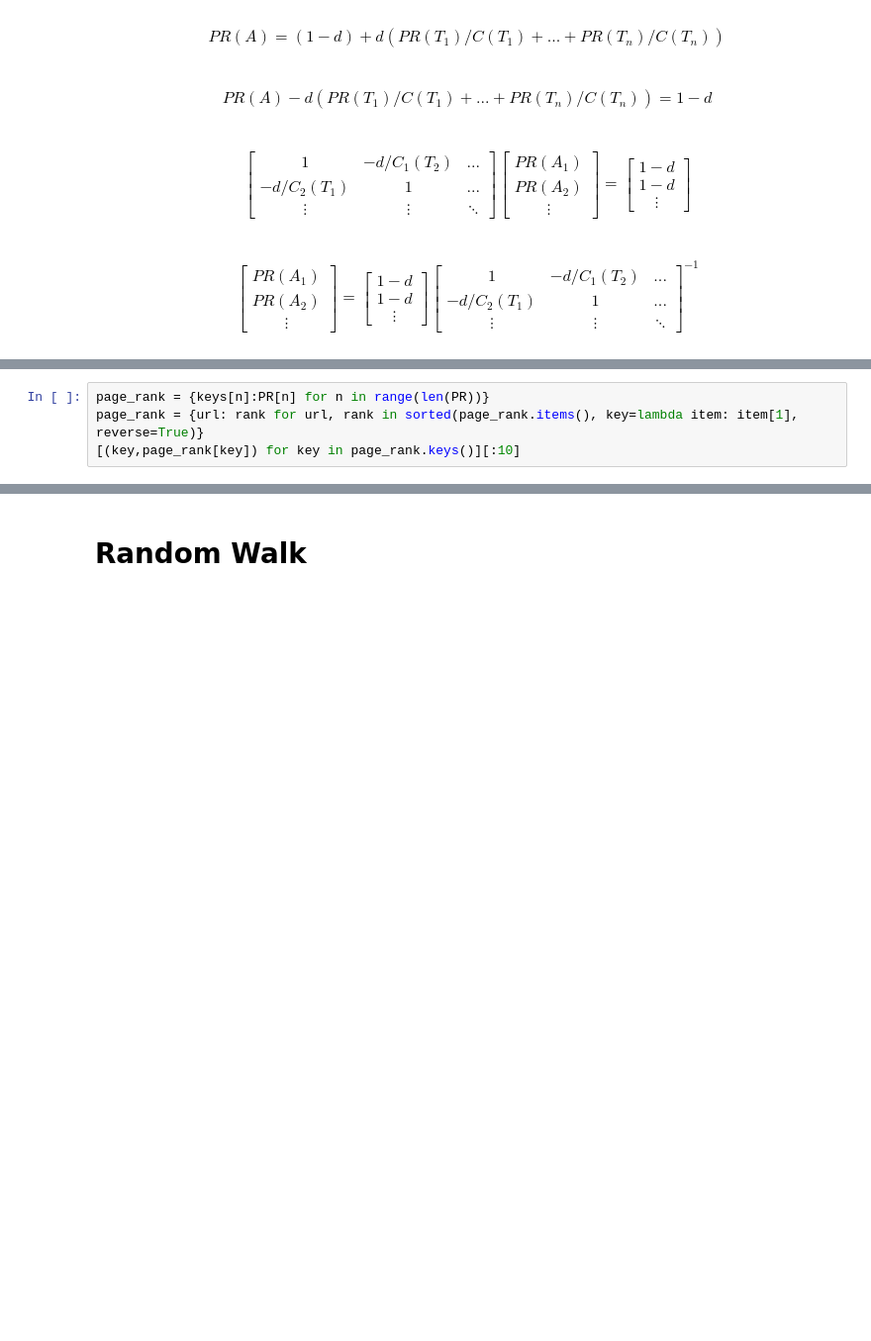
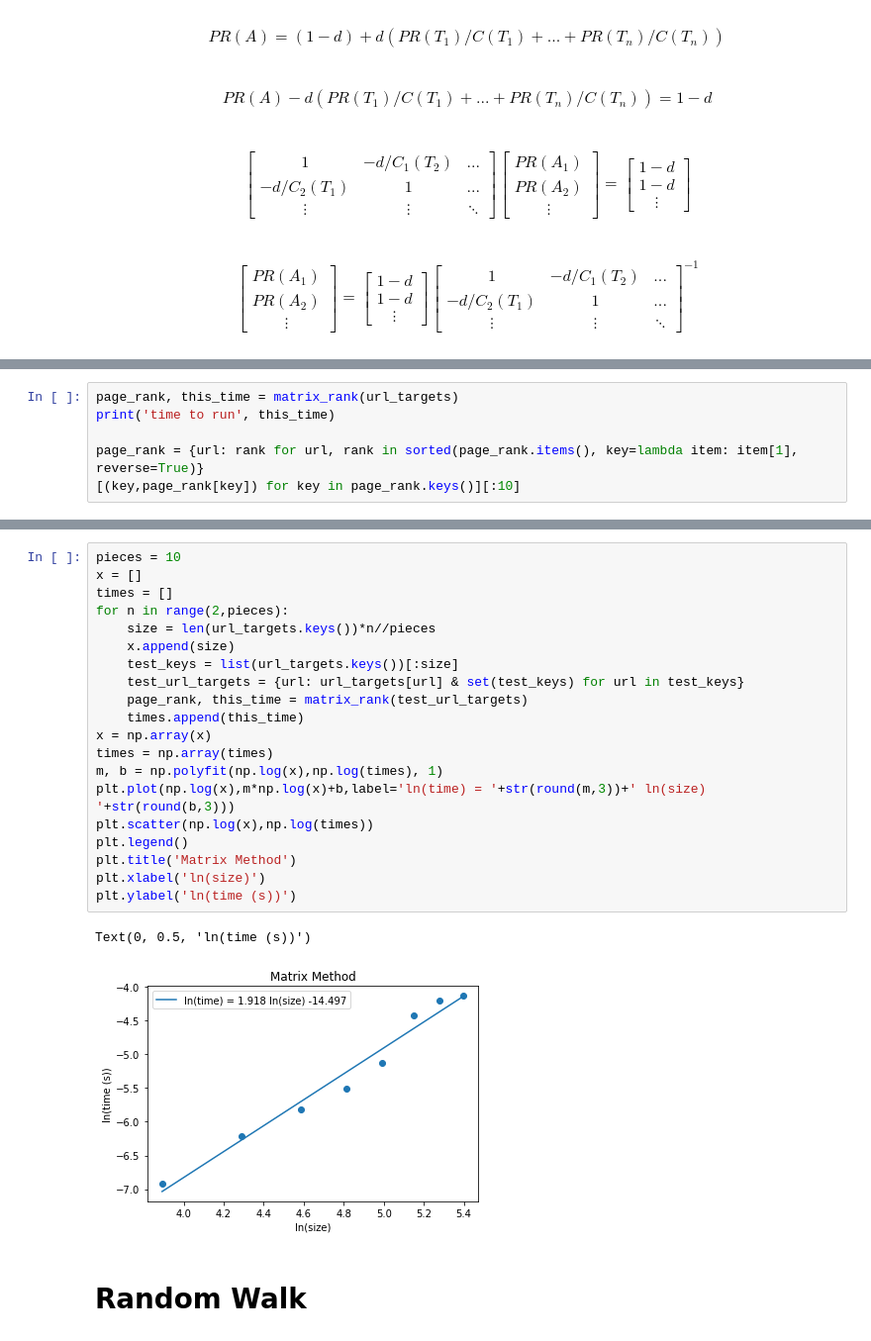
Before and after one commit to bentrey/APMA-E-115, a Jupyter notebook: group project 2/Google Ranking Algorithm.ipynb, the cells around one changed output, grey strips where cells are left out. Shown: that part at 99% size. Saved outputs shown, nothing was run; the diff lists cells and outputs as text; blank space fills up the shorter version.

```diff
--- a/group project 2/Google Ranking Algorithm.ipynb
+++ b/group project 2/Google Ranking Algorithm.ipynb
@@ -149,5 +172,7 @@ time to run:  0.06400418281555176
 # %%
-page_rank = {keys[n]:PR[n] for n in range(len(PR))}
+page_rank, this_time = matrix_rank(url_targets)
+print('time to run', this_time)
+
 page_rank = {url: rank for url, rank in sorted(page_rank.items(), key=lambda item: item[1], reverse=True)}
 [(key,page_rank[key]) for key in page_rank.keys()][:10]
 # %% [output]
@@ -164,3 +198,26 @@ page_rank = {url: rank for url, rank in sorted(page_rank.items(), key=lambda ite
+# %%
+pieces = 10
+x = []
+times = []
+for n in range(2,pieces):
+    size = len(url_targets.keys())*n//pieces
+    x.append(size)
+    test_keys = list(url_targets.keys())[:size]
+    test_url_targets = {url: url_targets[url] & set(test_keys) for url in test_keys}
+    page_rank, this_time = matrix_rank(test_url_targets)
+    times.append(this_time)
+x = np.array(x)
+times = np.array(times)
+m, b = np.polyfit(np.log(x),np.log(times), 1)
+plt.plot(np.log(x),m*np.log(x)+b,label='ln(time) = '+str(round(m,3))+' ln(size) '+str(round(b,3)))
+plt.scatter(np.log(x),np.log(times))
+plt.legend()
+plt.title('Matrix Method')
+plt.xlabel('ln(size)')
+plt.ylabel('ln(time (s))')
+# %% [output]
+Text(0, 0.5, 'ln(time (s))')
+[figure, added]
 # %% [markdown]
 <h1>Random Walk</h1>
 # %%
```
Also changed, not shown: parts of 12 cells of this notebook.
